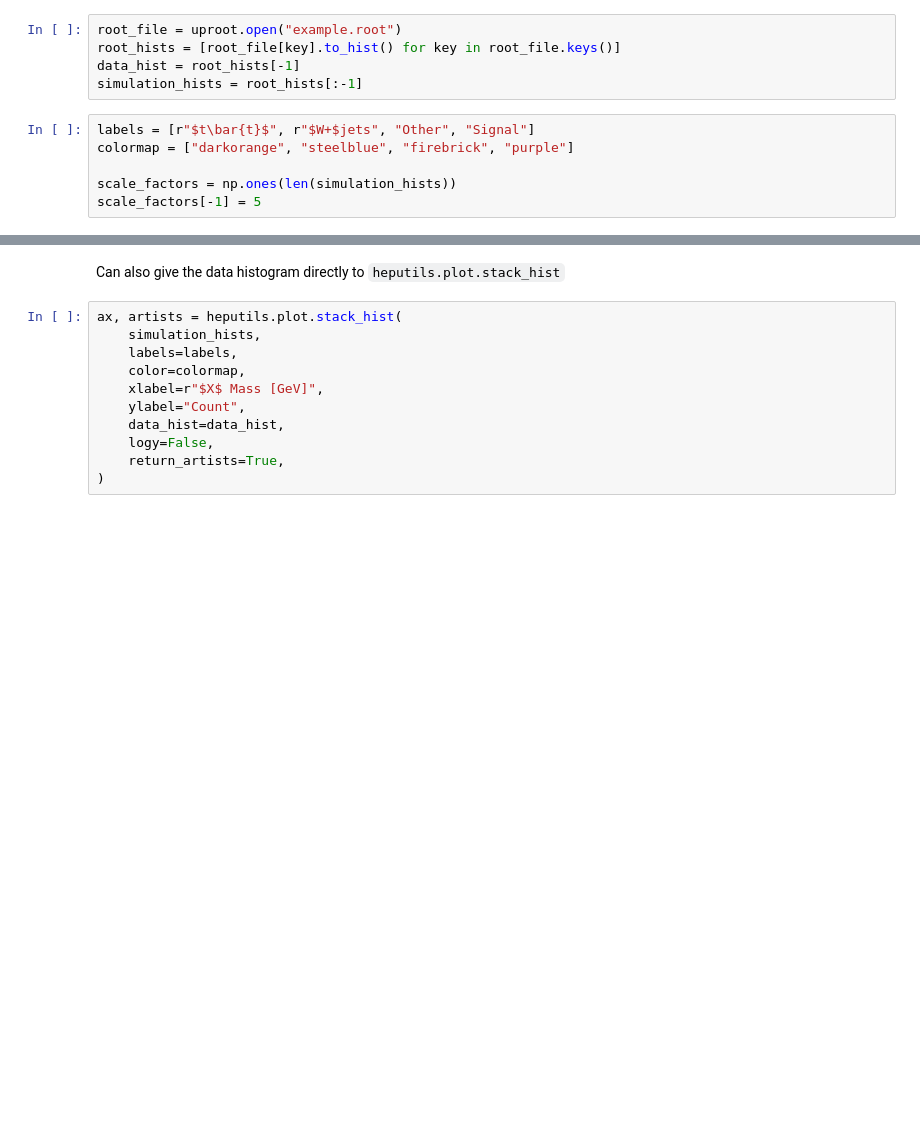
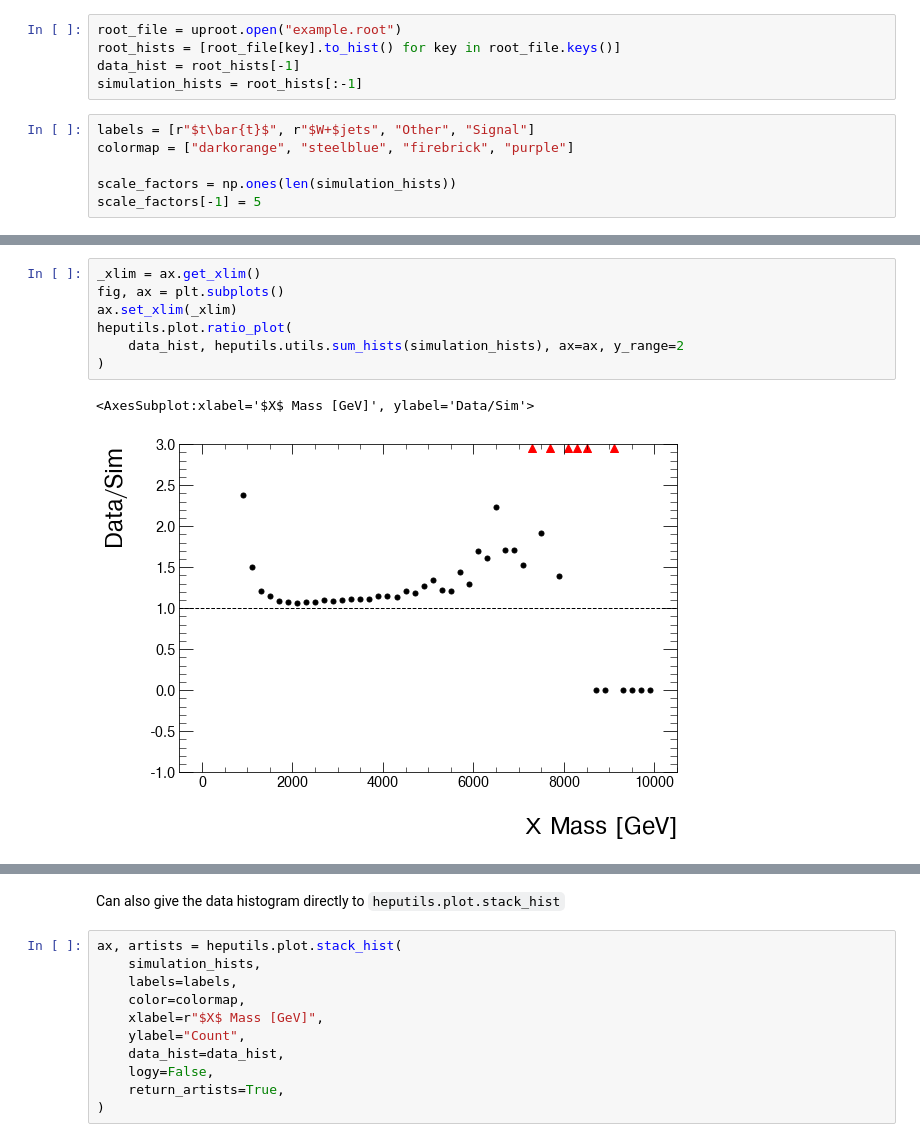
Before and after one commit to matthewfeickert/heputils, a Jupyter notebook: examples/dev-example.ipynb, the cells around one changed output, grey strips where cells are left out. Saved outputs shown, nothing was run; the diff lists cells and outputs as text; blank space fills up the shorter version.

```diff
--- a/examples/dev-example.ipynb
+++ b/examples/dev-example.ipynb
@@ -38,3 +40,13 @@ ax = heputils.plot.data_hist(data_hist, ax=ax);
+# %%
+_xlim = ax.get_xlim()
+fig, ax = plt.subplots()
+ax.set_xlim(_xlim)
+heputils.plot.ratio_plot(
+    data_hist, heputils.utils.sum_hists(simulation_hists), ax=ax, y_range=2
+)
+# %% [output]
+<AxesSubplot:xlabel='$X$ Mass [GeV]', ylabel='Data/Sim'>
+[figure, added]
 # %%
 axs = heputils.plot.stack_ratio_plot(
     simulation_hists, data_hist=data_hist, labels=labels, color=colormap
```
Also changed, not shown: parts of 9 cells of this notebook.
